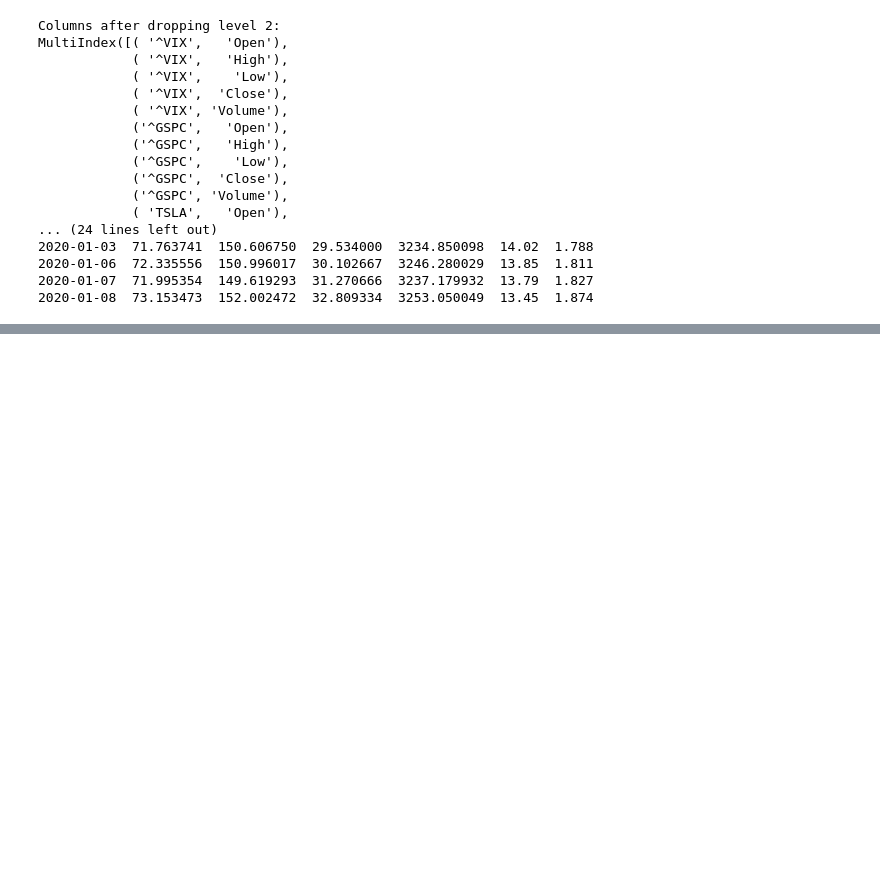
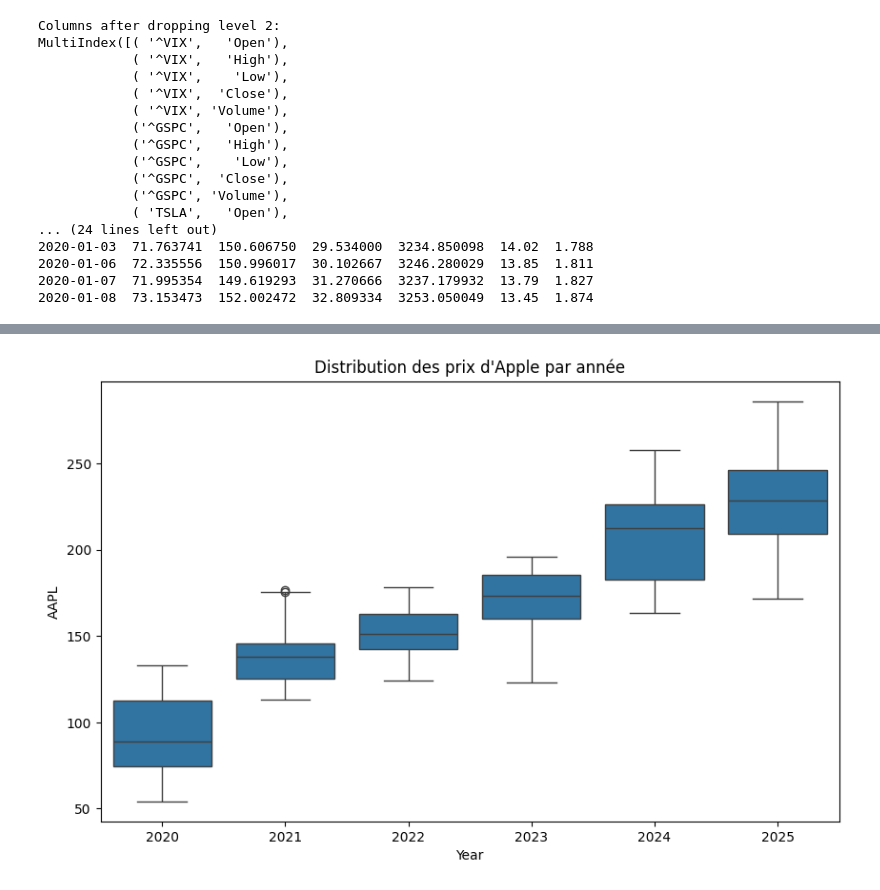
Before and after one commit to Youssef-0202/Data-Mining-Project-, a Jupyter notebook: notebooks/1_data_preparation.ipynb, the cells around one changed output, grey strips where cells are left out. Drawn from its saved outputs; the diff is of its cells as text; code cells hidden in the pictures; blank space fills up the shorter version.

```diff
--- a/notebooks/1_data_preparation.ipynb
+++ b/notebooks/1_data_preparation.ipynb
@@ -128,0 +225,11 @@ Ready for Feature Engineering!
+# %%
+# Boxplot pour voir la distribution des prix par année
+close_prices['Year'] = close_prices.index.year
+plt.figure(figsize=(10, 6))
+sns.boxplot(x='Year', y='AAPL', data=close_prices)
+plt.title("Distribution des prix d'Apple par année")
+plt.show()
+# On retire la colonne Year pour ne pas polluer le dataframe
+close_prices.drop(columns=['Year'], inplace=True)
+# %% [output]
+[figure, added]
```
Also changed, not shown: parts of 14 cells of this notebook, 2 other files.
